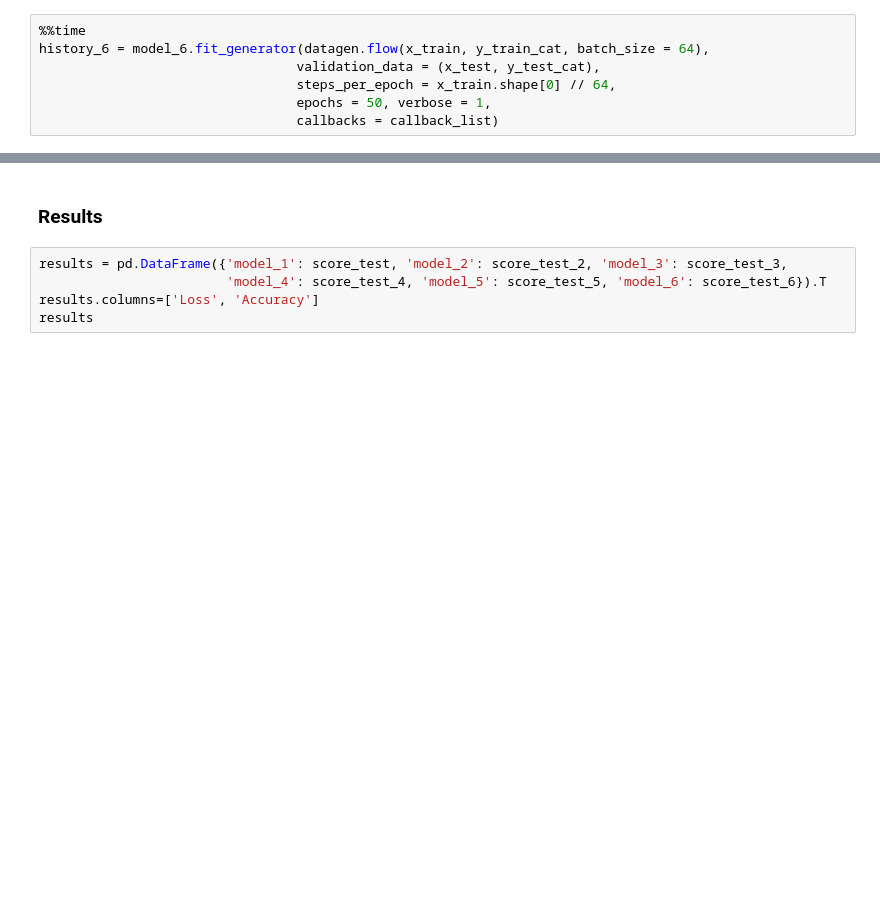
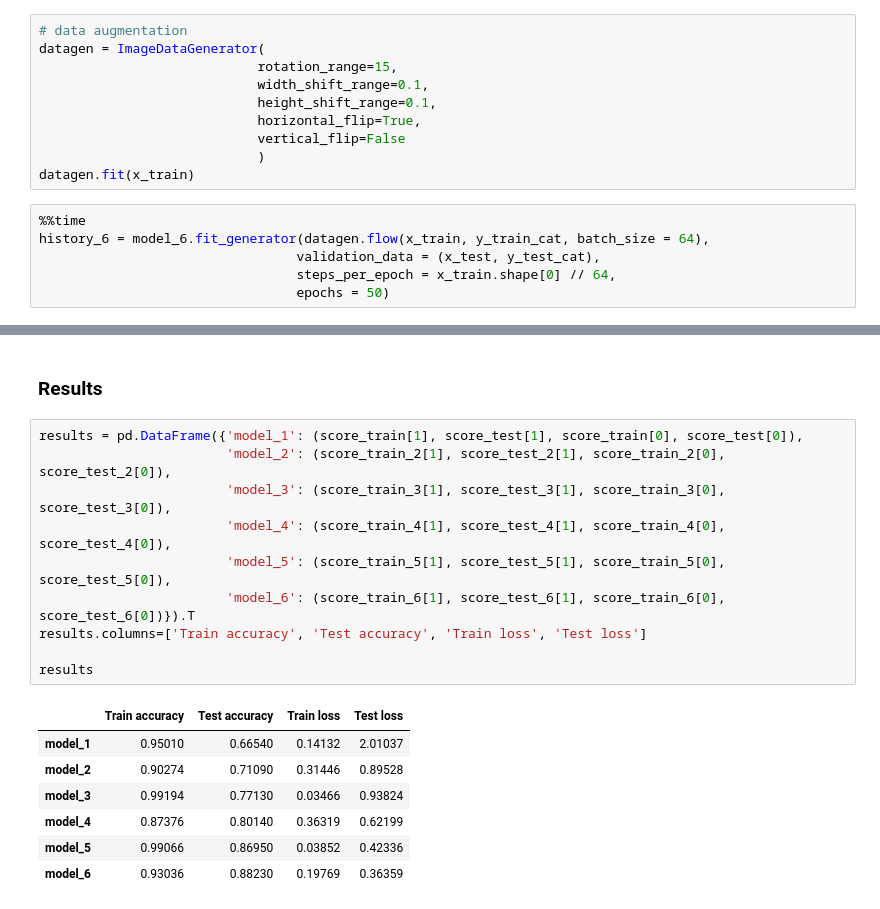
Before and after one commit to Miillya/Geekbrains, a Jupyter notebook: Введение в нейронные сети/Урок 4. Сверточные нейронные сети/hw_04.ipynb, the cells around one changed output, grey strips where cells are left out. Drawn from its saved outputs; the diff is of its cells as text; blank space fills up the shorter version.

```diff
--- a/Введение в нейронные сети/Урок 4. Сверточные нейронные сети/hw_04.ipynb
+++ b/Введение в нейронные сети/Урок 4. Сверточные нейронные сети/hw_04.ipynb
@@ -478,10 +541,19 @@ model_6 = Sequential([
 model_6.compile(optimizer='adam',
                      loss='categorical_crossentropy',
                      metrics=['accuracy'])
+# %%
+# data augmentation
+datagen = ImageDataGenerator(
+                            rotation_range=15,
+                            width_shift_range=0.1,
+                            height_shift_range=0.1,
+                            horizontal_flip=True,
+                            vertical_flip=False
+                            )
+datagen.fit(x_train)
 # %%
 %%time
 history_6 = model_6.fit_generator(datagen.flow(x_train, y_train_cat, batch_size = 64),
                                  validation_data = (x_test, y_test_cat),
                                  steps_per_epoch = x_train.shape[0] // 64,
-                                 epochs = 50, verbose = 1,
-                                 callbacks = callback_list)
+                                 epochs = 50)
@@ -498,10 +595,23 @@ plot_model(history_6)
 # %% [markdown]
 ### Results
-# %%
-results = pd.DataFrame({'model_1': score_test, 'model_2': score_test_2, 'model_3': score_test_3,
-                        'model_4': score_test_4, 'model_5': score_test_5, 'model_6': score_test_6}).T
-results.columns=['Loss', 'Accuracy']
-results
+# %%
+results = pd.DataFrame({'model_1': (score_train[1], score_test[1], score_train[0], score_test[0]),
+                        'model_2': (score_train_2[1], score_test_2[1], score_train_2[0], score_test_2[0]),
+                        'model_3': (score_train_3[1], score_test_3[1], score_train_3[0], score_test_3[0]),
+                        'model_4': (score_train_4[1], score_test_4[1], score_train_4[0], score_test_4[0]),
+                        'model_5': (score_train_5[1], score_test_5[1], score_train_5[0], score_test_5[0]),
+                        'model_6': (score_train_6[1], score_test_6[1], score_train_6[0], score_test_6[0])}).T
+results.columns=['Train accuracy', 'Test accuracy', 'Train loss', 'Test loss']
+
+results
+# %% [output]
+|  | Train accuracy | Test accuracy | Train loss | Test loss |
+| model_1 | 0.95010 | 0.66540 | 0.14132 | 2.01037 |
+| model_2 | 0.90274 | 0.71090 | 0.31446 | 0.89528 |
+| model_3 | 0.99194 | 0.77130 | 0.03466 | 0.93824 |
+| model_4 | 0.87376 | 0.80140 | 0.36319 | 0.62199 |
+| model_5 | 0.99066 | 0.86950 | 0.03852 | 0.42336 |
+| model_6 | 0.93036 | 0.88230 | 0.19769 | 0.36359 |
 # %%
 plt.figure(figsize=(15, 10))
 plt.plot(history.history['accuracy'], label='model-1')
```
Also changed, not shown: parts of 34 cells of this notebook, 1 other file.
